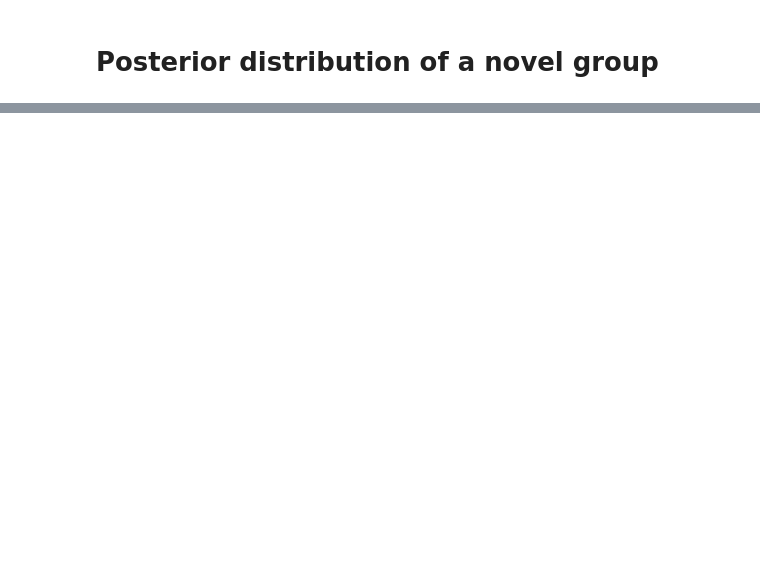
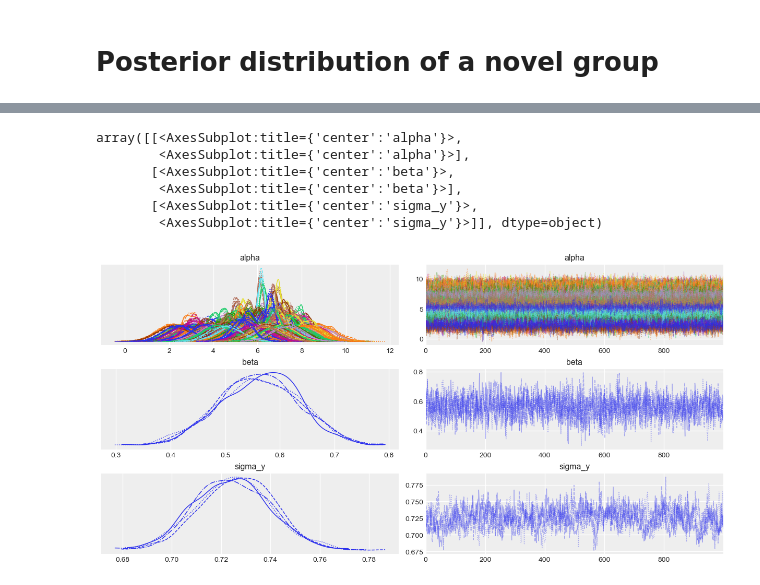
Before and after one commit to FabioLddo/netflix_popular_movies_probabilistic_programming, a Jupyter notebook: project_netflix_analysis.ipynb, the cells around one changed output, grey strips where cells are left out. Cells and saved outputs as stored; diff of their text form; code cells hidden in the pictures; blank space fills up the shorter version.

```diff
--- a/project_netflix_analysis.ipynb
+++ b/project_netflix_analysis.ipynb
@@ -866,0 +842,10 @@ pd.DataFrame(y_new).describe()
+# %%
+pm.traceplot(unpooled_trace)
+# %% [output]
+array([[<AxesSubplot:title={'center':'alpha'}>,
+        <AxesSubplot:title={'center':'alpha'}>],
+       [<AxesSubplot:title={'center':'beta'}>,
+        <AxesSubplot:title={'center':'beta'}>],
+       [<AxesSubplot:title={'center':'sigma_y'}>,
+        <AxesSubplot:title={'center':'sigma_y'}>]], dtype=object)
+[figure, added]
```
Also changed, not shown: parts of 24 cells of this notebook.
